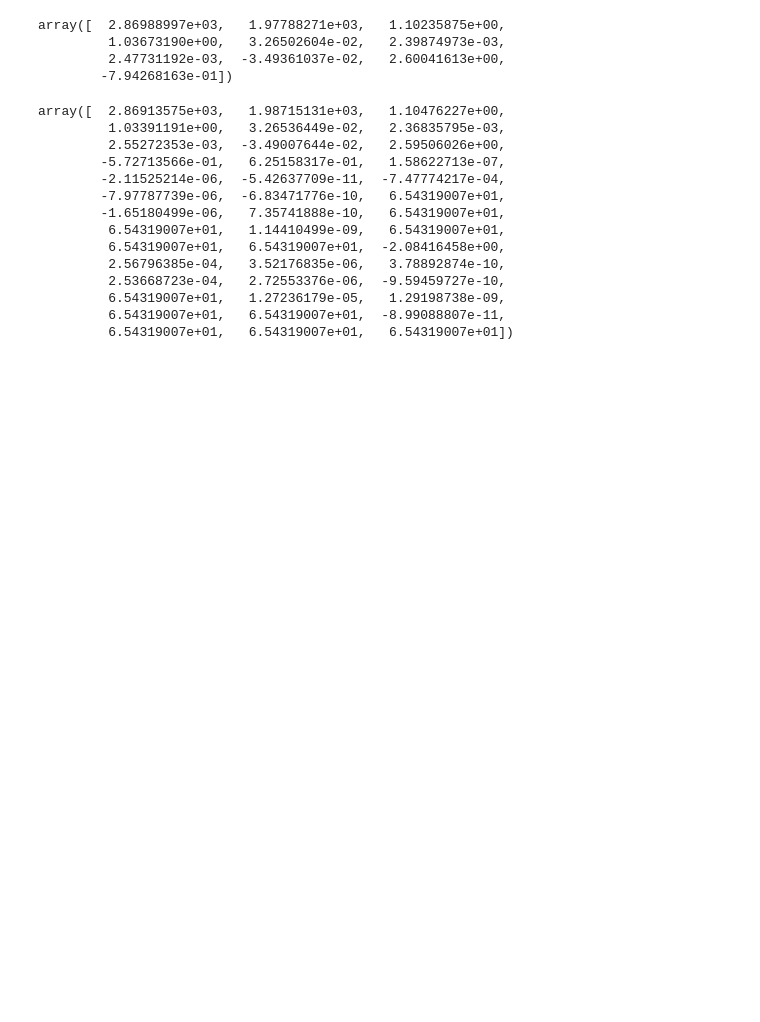
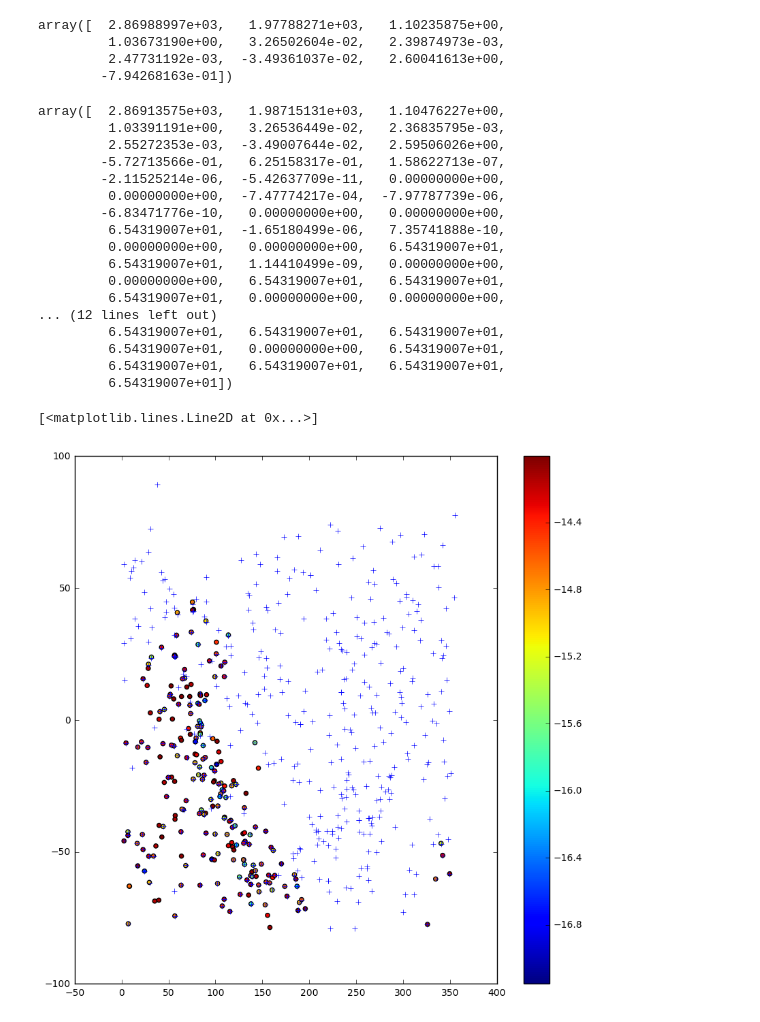
Before and after one commit to lsst/all_sky_phot, a Jupyter notebook: data/viz_night_cat_match.ipynb, the cells around one changed output. Saved outputs shown, nothing was run; the diff lists cells and outputs as text; code cells hidden in the pictures; blank space fills up the shorter version.

```diff
--- a/data/viz_night_cat_match.ipynb
+++ b/data/viz_night_cat_match.ipynb
@@ -298,7 +304,7 @@ array([  2.87267269e+03,   1.98195086e+03,   1.10398926e+00,
 # check that doing the conversion with SIP set to zero works:
 fun_sip = asp.wcs_azp(phot_tables[i]['xcenter'][good_stars][notnan].value, phot_tables[i]['ycenter'][good_stars][notnan].value,
                       alt[notnan], az[notnan],
-                      a_order=3, b_order=3)
+                      a_order=5, b_order=5)
 # %%
 x0 = np.zeros(fun_sip.b_ind.max()+1)
 #x0[fun_sip.a_ind[0:2]] = 1e-6
@@ -330,13 +352,33 @@ array([  2.86913575e+03,   1.98715131e+03,   1.10476227e+00,
          1.03391191e+00,   3.26536449e-02,   2.36835795e-03,
          2.55272353e-03,  -3.49007644e-02,   2.59506026e+00,
         -5.72713566e-01,   6.25158317e-01,   1.58622713e-07,
-        -2.11525214e-06,  -5.42637709e-11,  -7.47774217e-04,
-        -7.97787739e-06,  -6.83471776e-10,   6.54319007e+01,
-        -1.65180499e-06,   7.35741888e-10,   6.54319007e+01,
-         6.54319007e+01,   1.14410499e-09,   6.54319007e+01,
-         6.54319007e+01,   6.54319007e+01,  -2.08416458e+00,
-         2.56796385e-04,   3.52176835e-06,   3.78892874e-10,
-         2.53668723e-04,   2.72553376e-06,  -9.59459727e-10,
-         6.54319007e+01,   1.27236179e-05,   1.29198738e-09,
-         6.54319007e+01,   6.54319007e+01,  -8.99088807e-11,
-         6.54319007e+01,   6.54319007e+01,   6.54319007e+01])
+        -2.11525214e-06,  -5.42637709e-11,   0.00000000e+00,
+         0.00000000e+00,  -7.47774217e-04,  -7.97787739e-06,
+        -6.83471776e-10,   0.00000000e+00,   0.00000000e+00,
+         6.54319007e+01,  -1.65180499e-06,   7.35741888e-10,
+         0.00000000e+00,   0.00000000e+00,   6.54319007e+01,
+         6.54319007e+01,   1.14410499e-09,   0.00000000e+00,
+         0.00000000e+00,   6.54319007e+01,   6.54319007e+01,
+         6.54319007e+01,   0.00000000e+00,   0.00000000e+00,
+... (12 lines left out)
+         6.54319007e+01,   6.54319007e+01,   6.54319007e+01,
+         6.54319007e+01,   0.00000000e+00,   6.54319007e+01,
+         6.54319007e+01,   6.54319007e+01,   6.54319007e+01,
+         6.54319007e+01])
+# %%
+wcs_refined = fun_sip.return_wcs(fit_result_sip.x)
+refined_table = coord_trans(phot_tables[i], wcs_refined)
+# %%
+plt.figure(figsize=[10,10])
+good = np.where((-2.5*np.log10(refined_table['residual_aperture_sum'].data) < mag_max) &
+                (refined_table['alt_rough'].value > alt_limit))
+
+plt.scatter(refined_table['ra_rough'].value[good], refined_table['dec_rough'].value[good],
+            c=-2.5*np.log10(refined_table['residual_aperture_sum'].data[good]))
+plt.colorbar()
+
+good = np.where(ybc['Vmag'] < 4)
+plt.plot(ybc['RA'].values[good], ybc['Dec'].values[good], '+')
+# %% [output]
+[<matplotlib.lines.Line2D at 0x...>]
+[figure, added]
```
Also changed, not shown: parts of 11 cells of this notebook, 1 other file.
